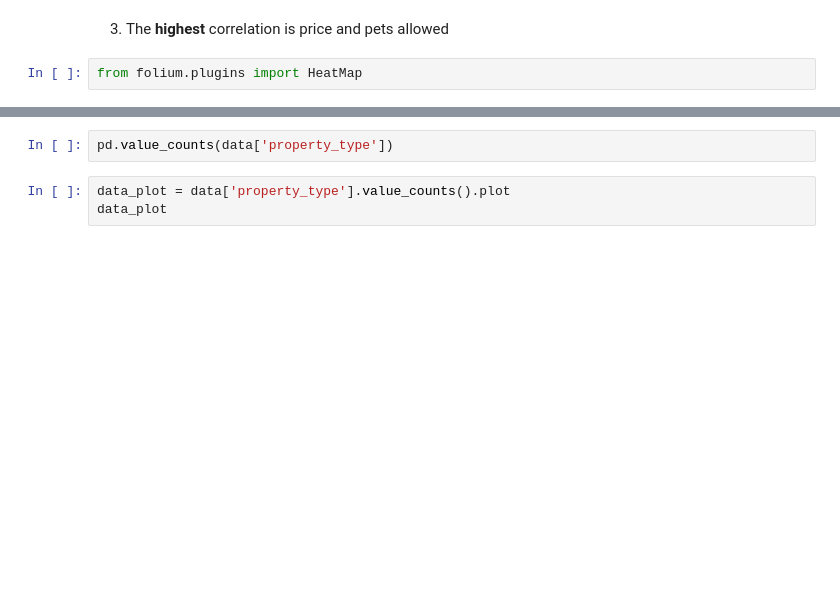
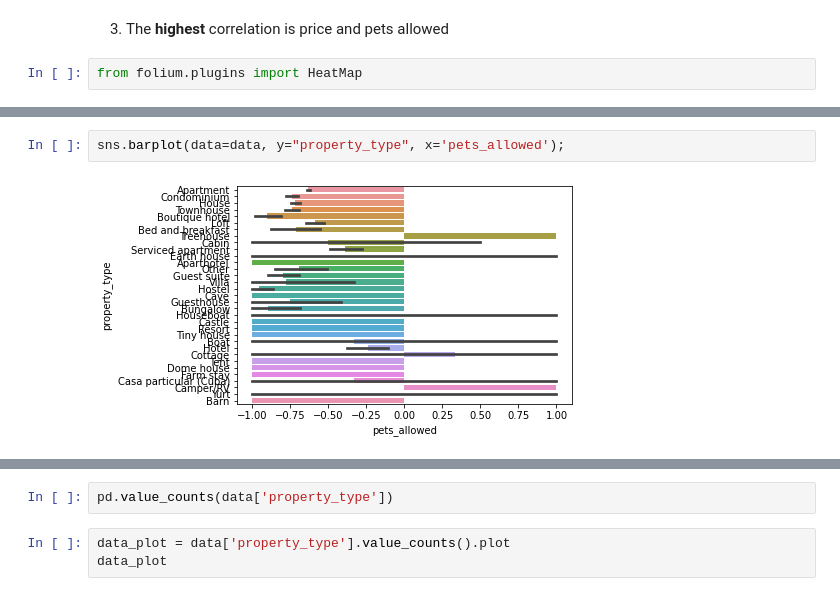
Before and after one commit to marinarte/EDA-test-, a Jupyter notebook: Untitled.ipynb, the cells around one changed output, grey strips where cells are left out. Saved outputs shown, nothing was run; the diff lists cells and outputs as text; blank space fills up the shorter version.

```diff
--- a/Untitled.ipynb
+++ b/Untitled.ipynb
@@ -85,2 +180,6 @@ data[('property_type'== 'Condominium')].value_counts()
+# %%
+sns.barplot(data=data, y="property_type", x='pets_allowed');
+# %% [output]
+[figure, added]
 # %%
 sns.catplot(data=data, y='property_type', x="pets_allowed");
```
Also changed, not shown: parts of 16 cells of this notebook.
